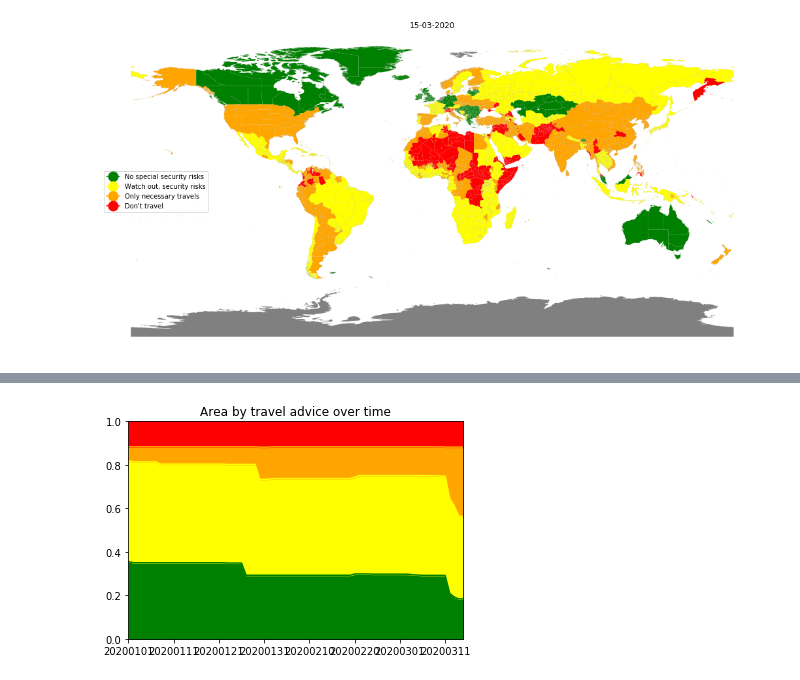
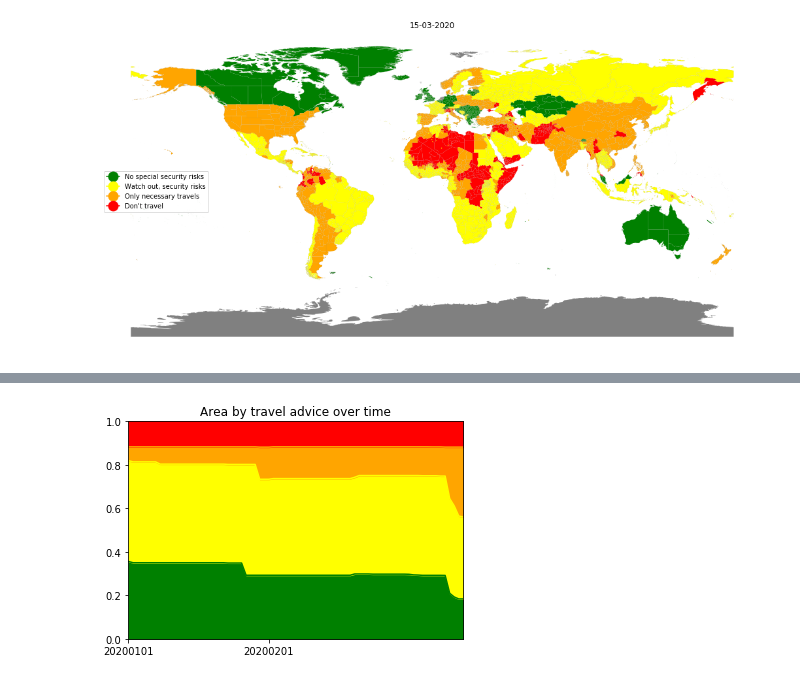
Before and after one commit to jaspervanderheide/Dutch-Travel-Advices, a Jupyter notebook: merge.ipynb, the cells around one changed output, grey strips where cells are left out. Drawn from its saved outputs; the diff is of its cells as text; code cells hidden in the pictures.

```diff
--- a/merge.ipynb
+++ b/merge.ipynb
@@ -137,30 +137,32 @@ plt.savefig('most_recent_map.jpg', bbox_inches = 'tight',pad_inches = 0, dpi=108
 # %%
 ## Get color over time
 ## Not counting cities
 from collections import defaultdict
 
 
 dictt = defaultdict(lambda: defaultdict(int))
 geo_df = geo_df.dropna(subset=['geometry'])
 geo_df= geo_df.to_crs({'init': 'epsg:3035'})
 geo_df["area"] = geo_df['geometry'].area / 10**6
 for i in tqdm(range(1,len(date_cols)+1)):
     column_name = date_cols[i-1]
     green_area = geo_df[(geo_df[column_name] == category1)& (geo_df['city']=="")]["area"].sum()
     red_area = geo_df[(geo_df[column_name] == category4)& (geo_df['city']=="")]["area"].sum()
     orange_area = geo_df[(geo_df[column_name] == category3)& (geo_df['city']=="")]["area"].sum()
     yellow_area = geo_df[(geo_df[column_name] == category2)& (geo_df['city']=="")]["area"].sum()
     dictt[column_name]['red'] = red_area
     dictt[column_name]['yellow'] = yellow_area
     dictt[column_name]['orange'] = orange_area
     dictt[column_name]['green'] = green_area
 area_df = pd.DataFrame(dictt).T[['green','yellow','orange','red']]
 area_df = area_df.divide(area_df.sum(axis=1), axis=0)
 ax = area_df.plot.area(colors=['green','yellow','orange','red'],legend=False)
 ax.set_ylim((0,1))
+ax.set_xticks([x for x in enumerate(area_df.index)])
+ax.set_xticklabels(['20200101','20200201'])
 plt.title("Area by travel advice over time");
 
 plt.savefig('area_over_time.jpg', bbox_inches = 'tight',pad_inches = 0, dpi=1080);
 # %% [output]
 [interactive output not drawn]
-[figure, old version]
+[figure, new version]
```
Also changed, not shown: 5 other files.
